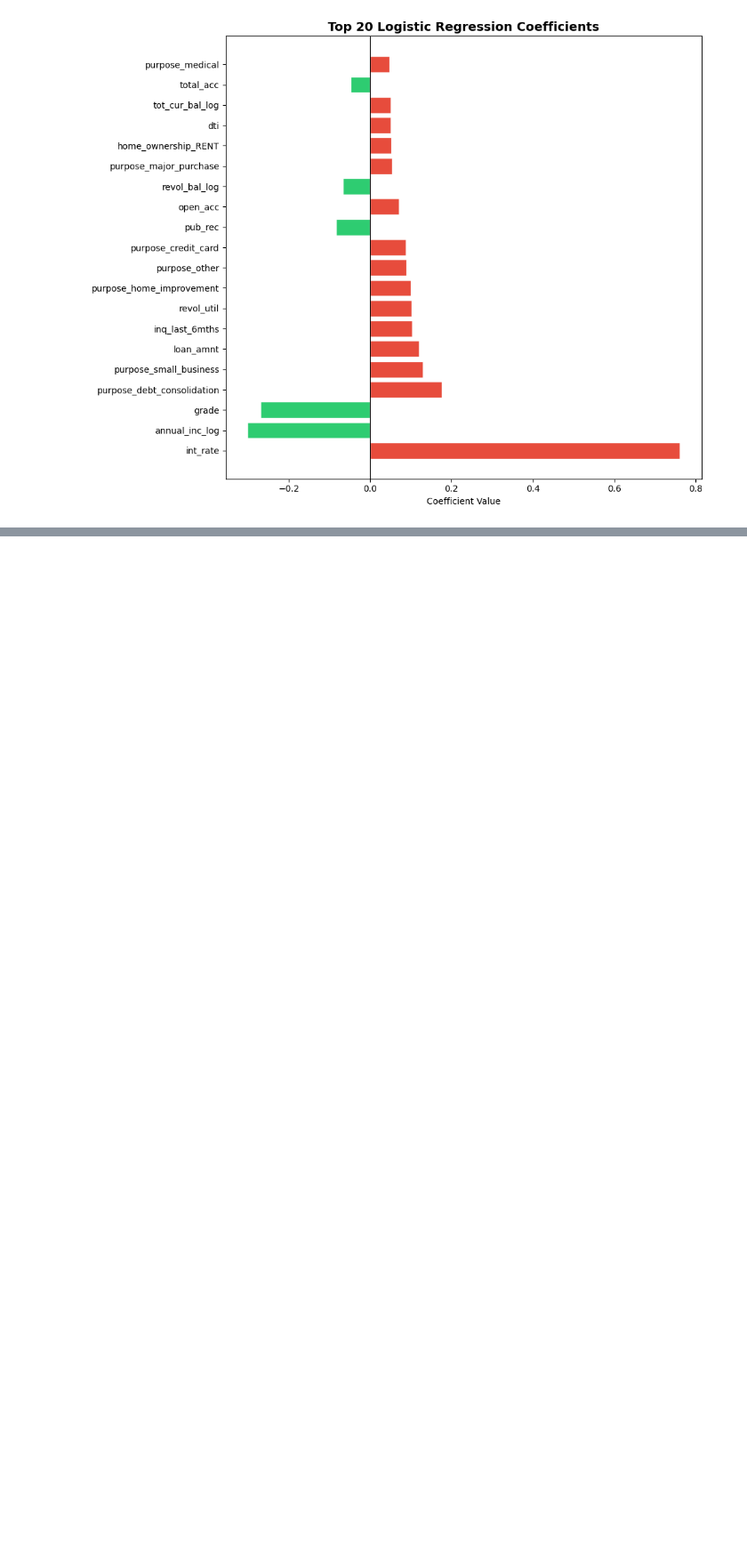
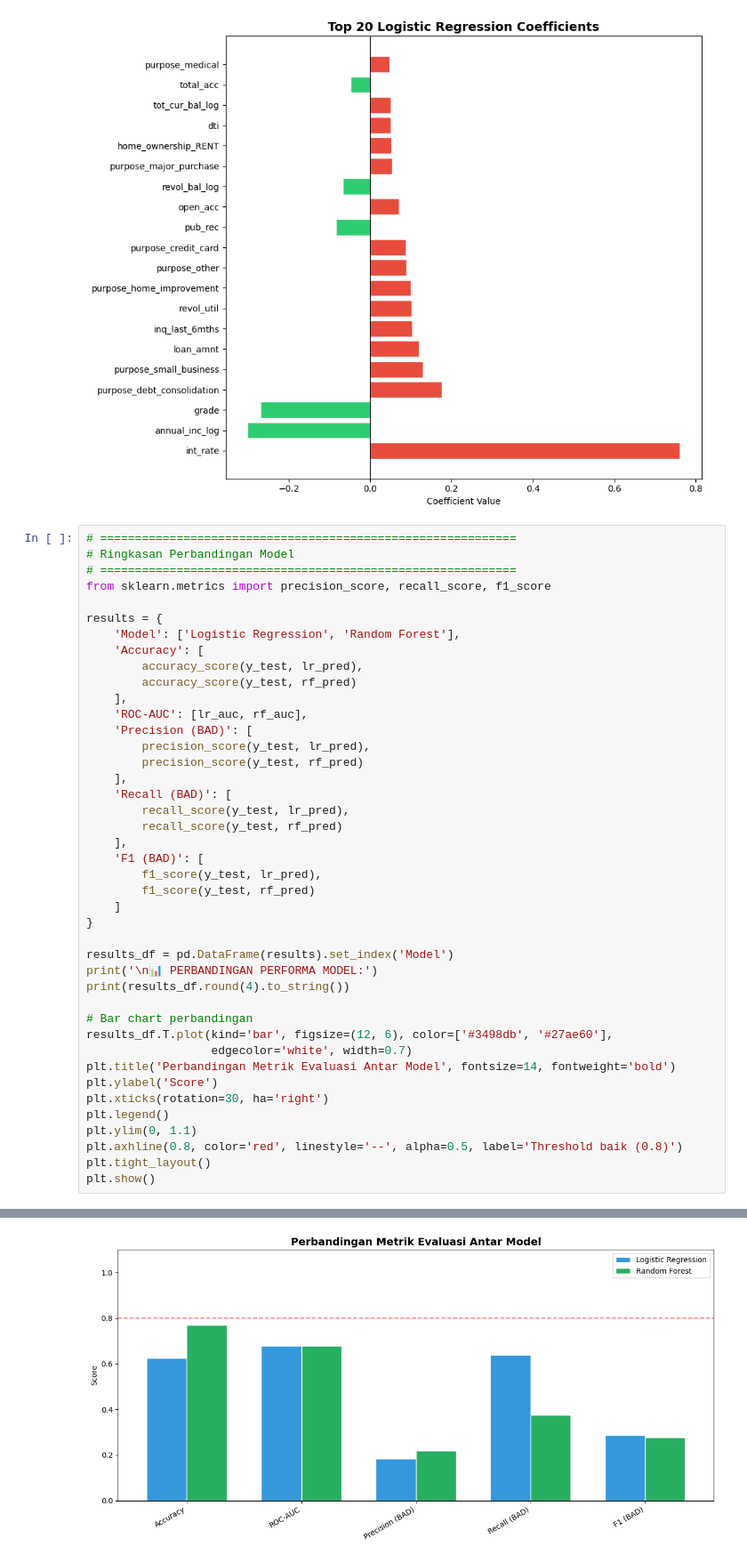
Before and after one commit to rfaoktvian/FinalProjectIDXPartners, a Jupyter notebook: main.ipynb, the cells around one changed output, grey strips where cells are left out. Shown at 89% size. Cells and saved outputs as stored; diff of their text form; blank space fills up the shorter version.

Commit message:
feat: add comparasion model performance

```diff
--- a/main.ipynb
+++ b/main.ipynb
@@ -957,3 +957,46 @@ plt.tight_layout()
 plt.show()
 # %% [output]
 [figure]
+# %%
+# ============================================================
+# Ringkasan Perbandingan Model
+# ============================================================
+from sklearn.metrics import precision_score, recall_score, f1_score
+
+results = {
+    'Model': ['Logistic Regression', 'Random Forest'],
+    'Accuracy': [
+        accuracy_score(y_test, lr_pred),
+        accuracy_score(y_test, rf_pred)
+    ],
+    'ROC-AUC': [lr_auc, rf_auc],
+    'Precision (BAD)': [
+        precision_score(y_test, lr_pred),
+        precision_score(y_test, rf_pred)
+    ],
+    'Recall (BAD)': [
+        recall_score(y_test, lr_pred),
+        recall_score(y_test, rf_pred)
+    ],
+    'F1 (BAD)': [
+        f1_score(y_test, lr_pred),
+        f1_score(y_test, rf_pred)
+    ]
+}
+
+results_df = pd.DataFrame(results).set_index('Model')
+print('\n📊 PERBANDINGAN PERFORMA MODEL:')
+print(results_df.round(4).to_string())
+
+# Bar chart perbandingan
+results_df.T.plot(kind='bar', figsize=(12, 6), color=['#3498db', '#27ae60'],
+                  edgecolor='white', width=0.7)
+plt.title('Perbandingan Metrik Evaluasi Antar Model', fontsize=14, fontweight='bold')
+plt.ylabel('Score')
+plt.xticks(rotation=30, ha='right')
+plt.legend()
+plt.ylim(0, 1.1)
+plt.axhline(0.8, color='red', linestyle='--', alpha=0.5, label='Threshold baik (0.8)')
+plt.tight_layout()
+plt.show()
+# %% [output]
@@ -959,0 +1008 @@ plt.show()
+[figure, added]
```
Also changed, not shown: parts of 1 cell of this notebook.
